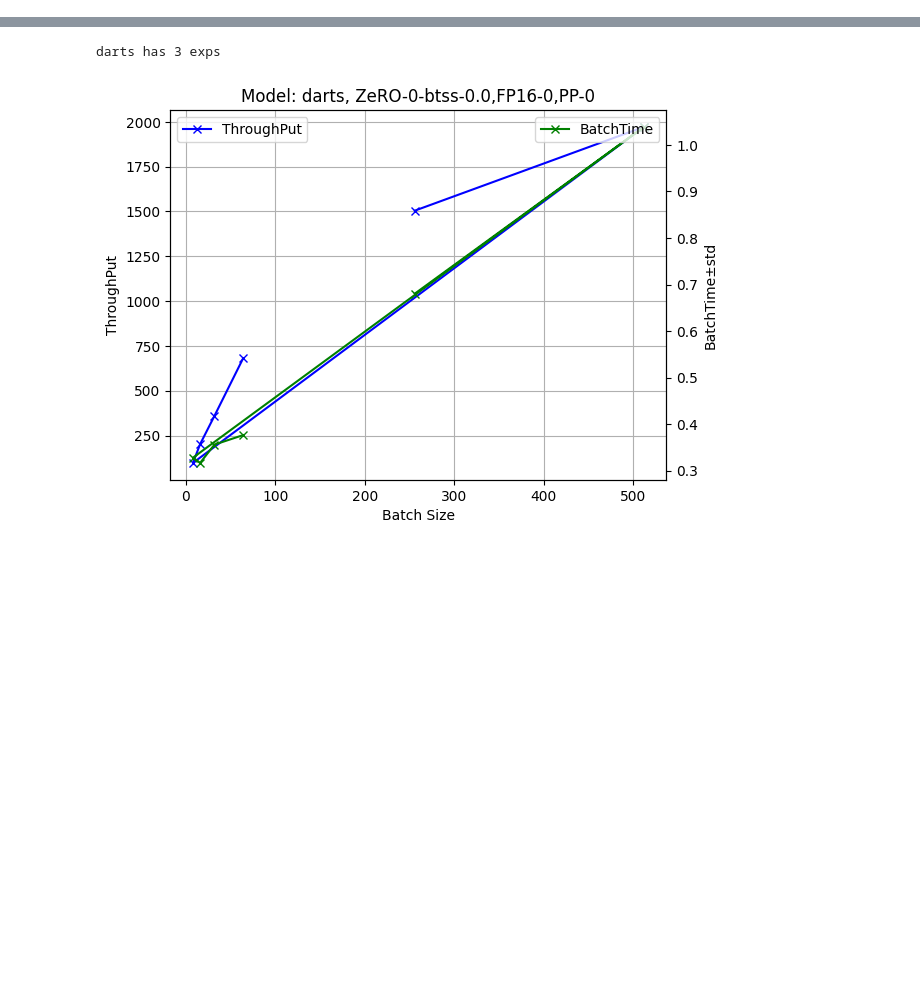
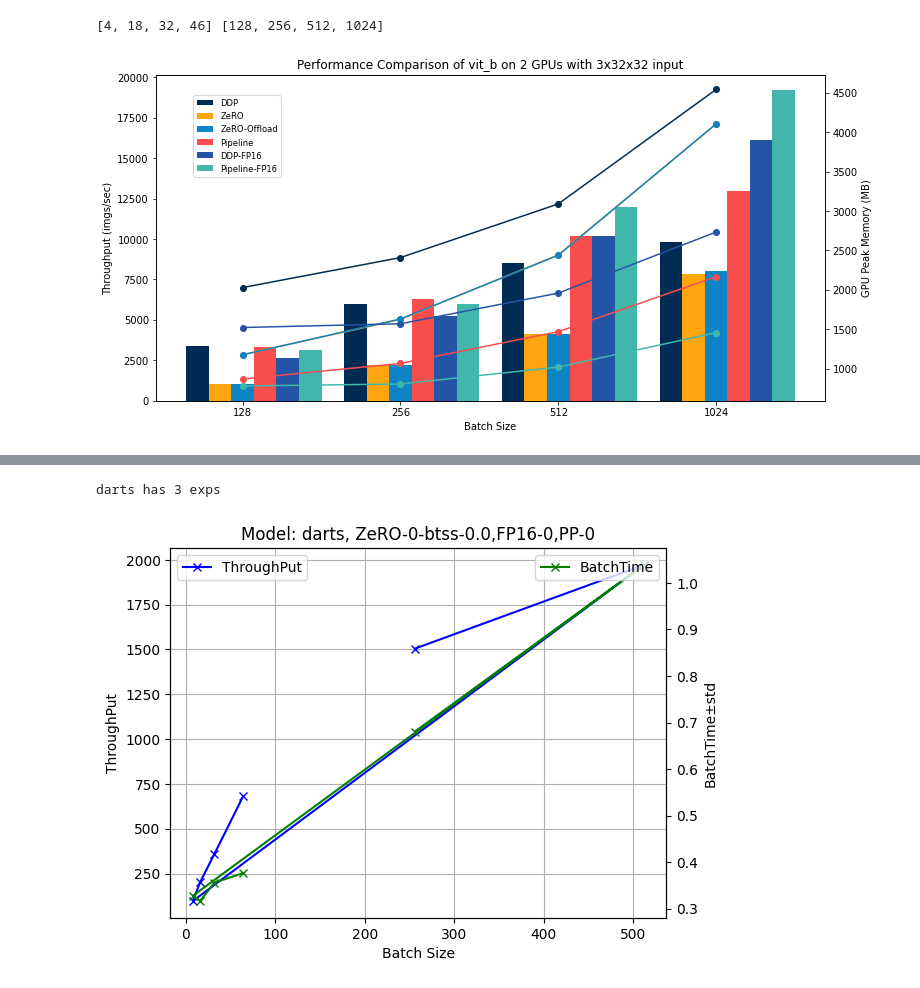
Before and after one commit to marsggbo/ColossalNAS, a Jupyter notebook: zero/process_logs.ipynb, the cells around one changed output, grey strips where cells are left out. Saved outputs shown, nothing was run; the diff lists cells and outputs as text; code cells hidden in the pictures; blank space fills up the shorter version.

```diff
--- a/zero/process_logs.ipynb
+++ b/zero/process_logs.ipynb
@@ -182,0 +297,5 @@ df
+# %%
+plot(new_df, 'vit_b', 2, 32)
+# %% [output]
+[4, 18, 32, 46] [128, 256, 512, 1024]
+[figure, added]
```
Also changed, not shown: parts of 10 cells of this notebook, 1 other file.
